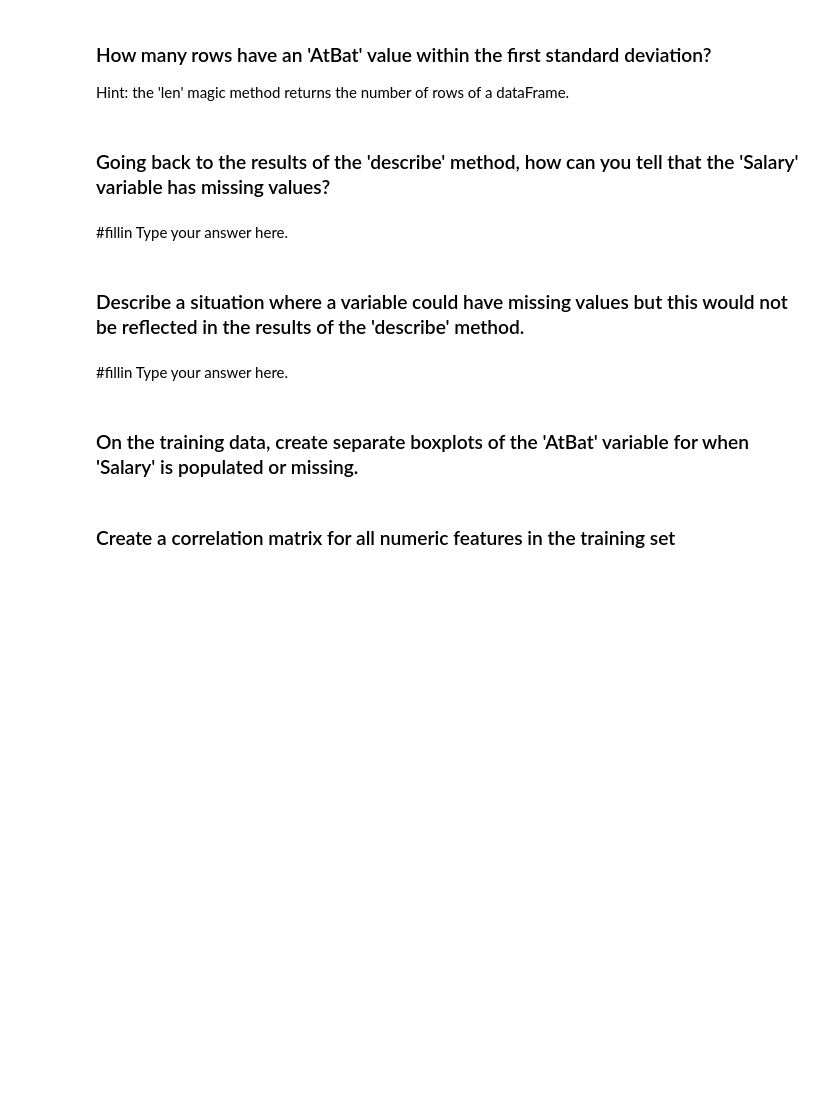
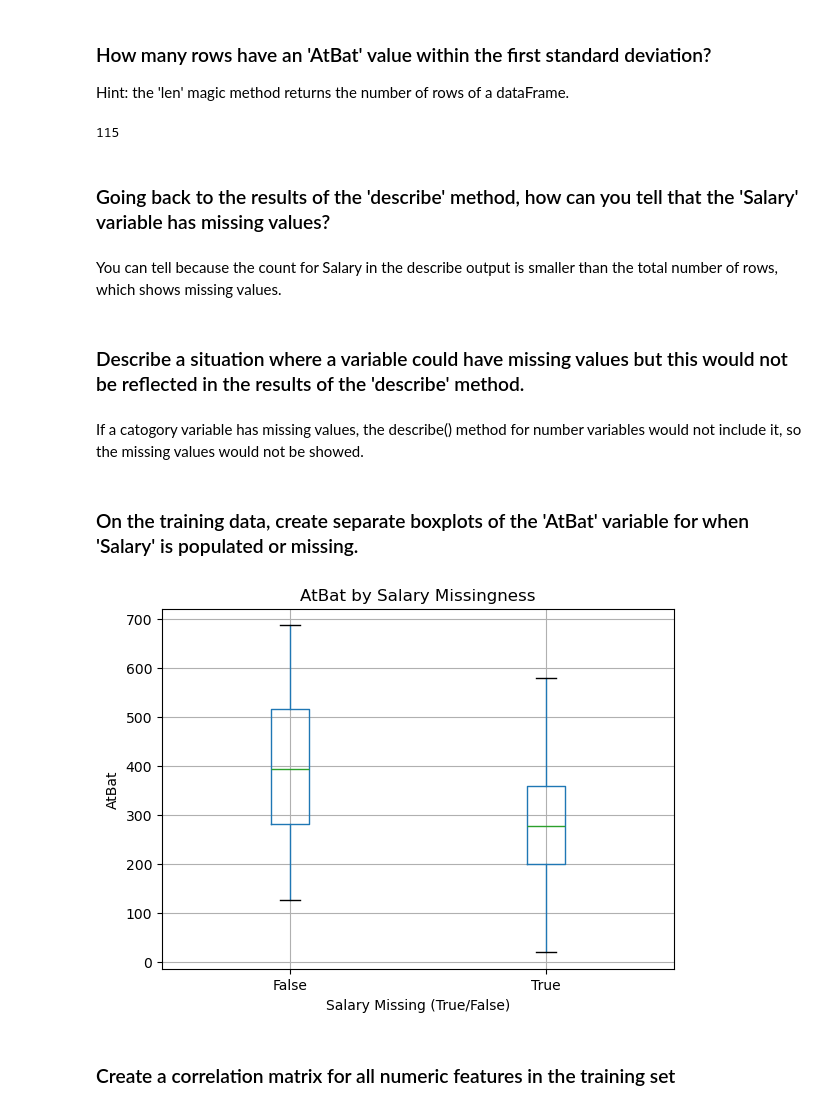
Before and after one commit to VrundHP/code_2600, a Jupyter notebook: mod03_eda.ipynb, the cells around one changed output. Saved outputs shown, nothing was run; the diff lists cells and outputs as text; code cells hidden in the pictures; blank space fills up the shorter version.

```diff
--- a/mod03_eda.ipynb
+++ b/mod03_eda.ipynb
@@ -73,25 +116,39 @@ for j in range(len(subset.columns)):
 # %% [markdown]
 ### Let's standardize the AtBat feature (i.e., normalize by z-scores). We'll create a new column in the training data called 'AtBat_st' to represent this.
 # %%
-#fillin
+Train['AtBat_st'] = (Train['AtBat'] - Train['AtBat'].mean()) / Train['AtBat'].std()
 # %% [markdown]
 ### How many rows have an 'AtBat' value within the first standard deviation?
 
 Hint: the 'len' magic method returns the number of rows of a dataFrame.
 # %%
-#fillin
+within_1sd = Train[(Train['AtBat_st'] >= -1) & (Train['AtBat_st'] <= 1)]
+len(within_1sd)
+# %% [output]
+115
 # %% [markdown]
 ### Going back to the results of the 'describe' method, how can you tell that the 'Salary' variable has missing values?
 # %% [markdown]
-#fillin Type your answer here.
+You can tell because the count for Salary in the describe output is smaller than the total number of rows, which shows missing values.
 # %% [markdown]
 ### Describe a situation where a variable could have missing values but this would not be reflected in the results of the 'describe' method.
 # %% [markdown]
-#fillin Type your answer here.
+If a catogory variable has missing values, the describe() method for number variables would not include it, so the missing values would not be showed.
 # %% [markdown]
 ### On the training data, create separate boxplots of the 'AtBat' variable for when 'Salary' is populated or missing.
 # %%
-#fillin
+Train['Salary_missing'] = Train['Salary'].isna()
+
+fig, ax = plt.subplots()
+Train.boxplot(column='AtBat', by='Salary_missing', ax=ax)
+
+plt.title("AtBat by Salary Missingness")
+plt.suptitle("")
+plt.xlabel("Salary Missing (True/False)")
+plt.ylabel("AtBat")
+plt.show()
+# %% [output]
+[figure, added]
 # %% [markdown]
 ### Create a correlation matrix for all numeric features in the training set
 # %%
```
Also changed, not shown: parts of 15 cells of this notebook.
